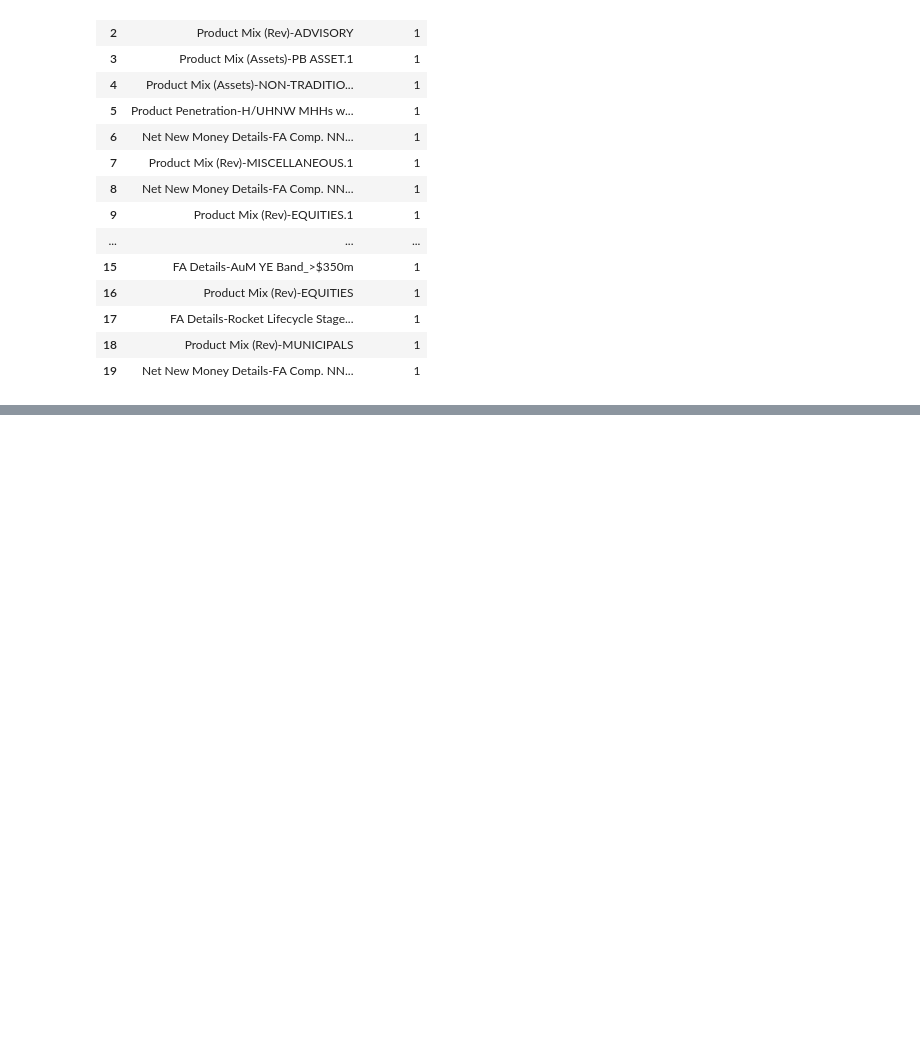
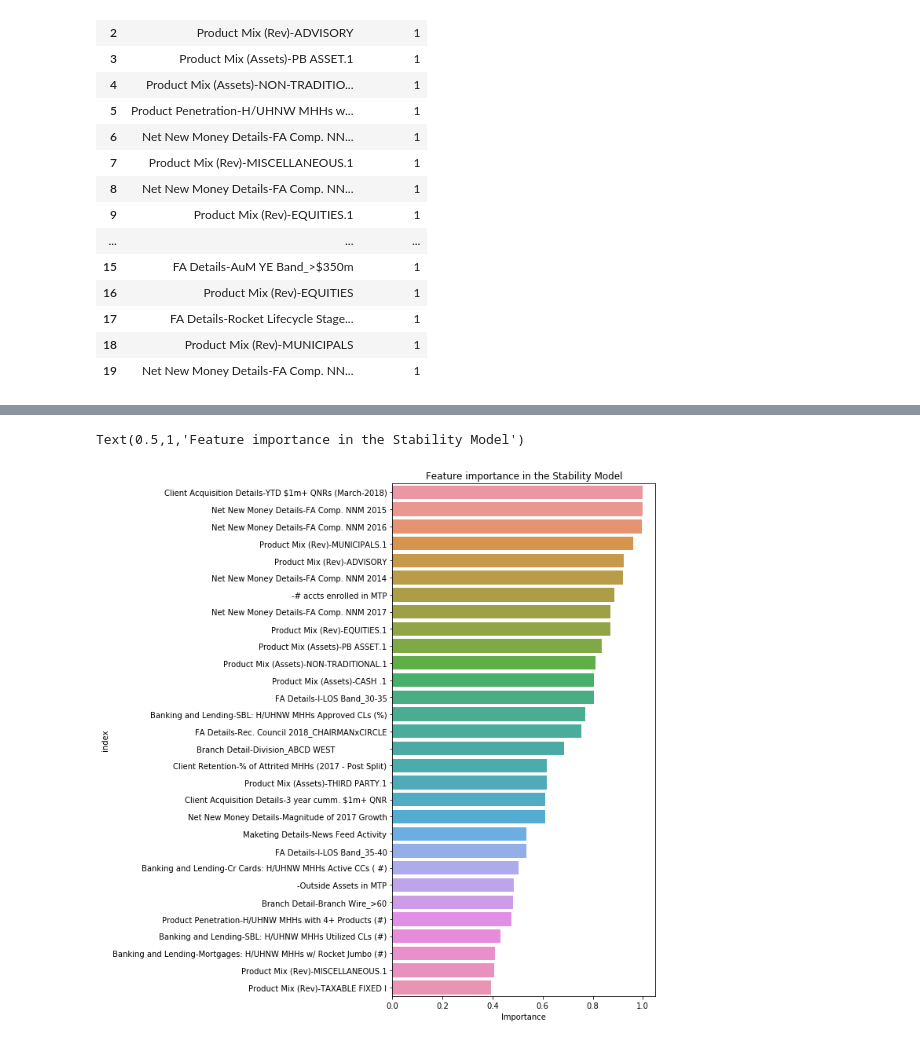
Before and after one commit to slickFix/FA-Performance-Analysis, a Jupyter notebook: Model_Based_Feature_Search.ipynb, the cells around one changed output, grey strips where cells are left out. Saved outputs shown, nothing was run; the diff lists cells and outputs as text; code cells hidden in the pictures; blank space fills up the shorter version.

```diff
--- a/Model_Based_Feature_Search.ipynb
+++ b/Model_Based_Feature_Search.ipynb
@@ -192,0 +310,14 @@ coef_standardized_selected
+# %%
+# Model training
+
+from sklearn.linear_model import RandomizedLasso
+
+#Data gets scaled automatically by sklearn's implementation
+names = list(df_new.columns)
+
+rlasso = RandomizedLasso()
+rlasso.fit(X_out, y_out)
+
+imp_sta_dict = dict(zip(names, (rlasso.scores_)))
+
+print('finished')
@@ -192,0 +326,7 @@ coef_standardized_selected
+# %%
+# important features
+
+imp_sta = pd.DataFrame.from_dict(imp_sta_dict, orient='index')
+imp_sta.columns = ["Importance"]
+imp_sta.sort_values(by='Importance', ascending=False, inplace=True)
+imp_sta
@@ -192,0 +352,10 @@ coef_standardized_selected
+# %%
+# Plotting of important features
+
+a4_dims = (6, 12)
+fig, ax = plt.subplots(figsize=a4_dims)
+sns.barplot(y='index', x='Importance', data=imp_sta.head(30).reset_index(), ax=ax)
+plt.title("Feature importance in the Stability Model")
+# %% [output]
+Text(0.5,1,'Feature importance in the Stability Model')
+[figure, added]
```
Also changed, not shown: parts of 16 cells of this notebook.
